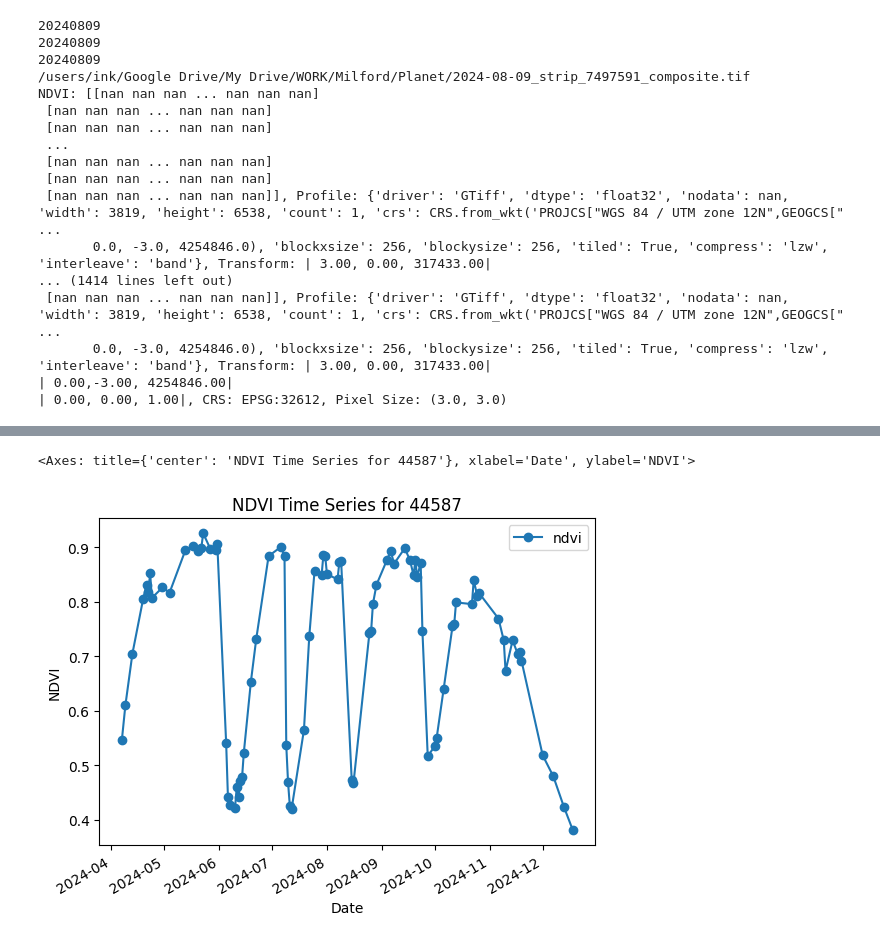
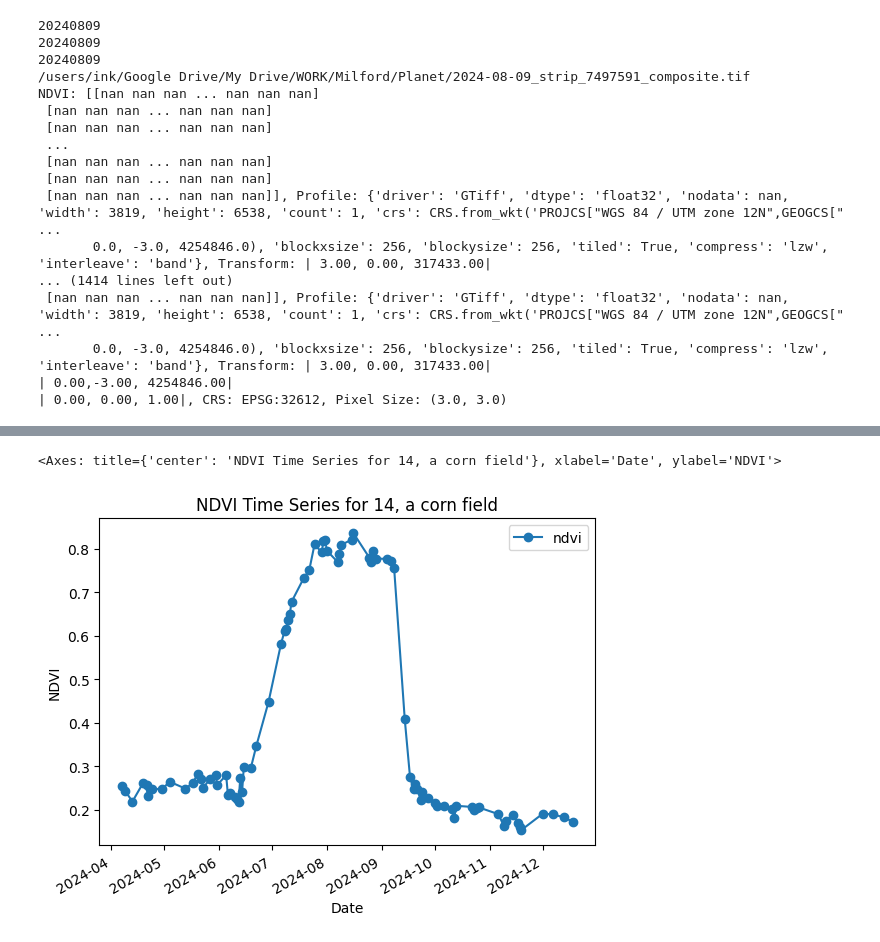
Before and after one commit to inkenbrandt/well_pump, a Jupyter notebook: planet_an.ipynb, the cells around one changed output, grey strips where cells are left out. Cells and saved outputs as stored; diff of their text form; code cells hidden in the pictures.

```diff
--- a/planet_an.ipynb
+++ b/planet_an.ipynb
@@ -21,9 +22,14 @@ raw_fold_drive = "G"
 
 if sys.platform == 'darwin':
     print('mac')
-    raw_fold = pathlib.Path('/users/ink/Google Drive/My Drive/WORK/Milford/Planet/')
+    raw_fold = pathlib.Path('/users/ink/Google Drive/My Drive/WORK/Milford/')
 else:
     print('pc')
-    raw_fold = pathlib.Path(f'{raw_fold_drive}:/My Drive/WORK/Milford/Planet/')
+    raw_fold = pathlib.Path(f'{raw_fold_drive}:/My Drive/WORK/Milford/')
+planet_fold = raw_fold / 'Planet'
 # %% [output]
 mac
+# %%
+polys = gpd.read_file("pou.gpkg").to_crs("EPSG:32612")
+polys['OBJECTID'] = range(len(polys))
+polys.to_file("pou_ids.gpkg")
@@ -261,16 +330,20 @@ NDVI: [[nan nan nan ... nan nan nan]
 from rasterstats import zonal_stats
 
 zonal_dfs = {}
-polys = gpd.read_file("wrlu.geojson").to_crs("EPSG:32612")
-for ndvi in raw_fold.glob("*_ndvi.tif"):
+
+for ndvi in planet_fold.glob("*_ndvi.tif"):
     dt =str(ndvi.stem).split("_")[0]
-    ndvi_vals = zonal_stats(polys,
-                                str(ndvi),
-                                stats="mean")
-    ndvis = [v['mean'] for v in ndvi_vals]
-    zonal_dfs[dt] = ndvis
+    try:
+        ndvi_vals = zonal_stats(polys,
+                                    str(ndvi),
+                                    stats="mean")
+        ndvis = [v['mean'] for v in ndvi_vals]
+        zonal_dfs[dt] = ndvis
+    except Exception as e:
+        print(f"Error processing {ndvi.stem}: {e}")
+        pass
+ndvi_df = pd.DataFrame.from_dict(zonal_dfs, orient="columns")
 # %%
-ndvi_df = pd.DataFrame.from_dict(zonal_dfs, orient="columns")
 pl = polys['OBJECTID'].to_dict()
 ndvi_df['OBJECTID'] = ndvi_df.index.map(pl)
 ndvi_df = ndvi_df.set_index('OBJECTID')
@@ -278,13 +351,13 @@ ndvi_df = ndvi_df.stack().rename("ndvi").reset_index().rename(columns={'level_1'
 ndvi_df['date'] = pd.to_datetime(ndvi_df['date'])
 ndvi_df = ndvi_df.set_index(['OBJECTID', 'date']).sort_index()
 
-id = 44587
-ndvi_df.loc[id].plot(marker='o',
-                       title=f"NDVI Time Series for {id}",
-                       ylabel="NDVI",
-                       xlabel="Date")
+ndvi_df.to_csv("pou_ndvi_timeseries.csv")
-# %% [output]
-<Axes: title={'center': 'NDVI Time Series for 44587'}, xlabel='Date', ylabel='NDVI'>
-[figure, removed]
 # %%
-ndvi_df.to_csv("wrlu_ndvi_timeseries.csv")
+id = 14
+ndvi_df.loc[id].plot(marker='o',
+                       title=f"NDVI Time Series for {id}, a corn field",
+                       ylabel="NDVI",
+                       xlabel="Date")
+# %% [output]
+<Axes: title={'center': 'NDVI Time Series for 14, a corn field'}, xlabel='Date', ylabel='NDVI'>
+[figure, added]
```
Also changed, not shown: parts of 5 cells of this notebook, 16 other files.
